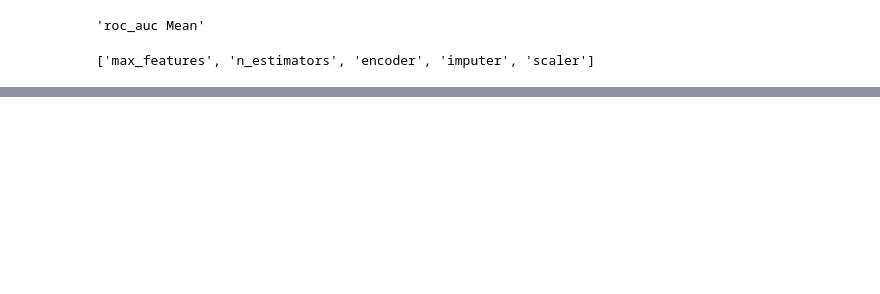
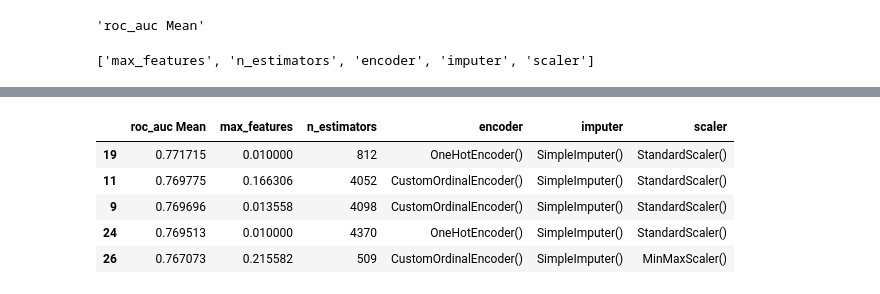
Before and after one commit to shane-kercheval/dash-ml-explorer, a Jupyter notebook: example-scripts/Classification Project/Random Forest/Run 1 - Random Forest - BayesSearchCV.ipynb, the cells around one changed output, grey strips where cells are left out. Cells and saved outputs as stored; diff of their text form; code cells hidden in the pictures; blank space fills up the shorter version.

```diff
--- a/example-scripts/Classification Project/Random Forest/Run 1 - Random Forest - BayesSearchCV.ipynb
+++ b/example-scripts/Classification Project/Random Forest/Run 1 - Random Forest - BayesSearchCV.ipynb
@@ -376,0 +399,12 @@ parser.parameter_names
+# %%
+score_dataframe = parser.to_dataframe()
+score_dataframe = score_dataframe.drop(columns=[x for x in score_dataframe.columns
+                              if x not in [score_name] + parser.parameter_names])
+score_dataframe.head()
+# %% [output]
+|  | roc_auc Mean | max_features | n_estimators | encoder | imputer | scaler |
+| 19 | 0.771715 | 0.010000 | 812 | OneHotEncoder() | SimpleImputer() | StandardScaler() |
+| 11 | 0.769775 | 0.166306 | 4052 | CustomOrdinalEncoder() | SimpleImputer() | StandardScaler() |
+| 9 | 0.769696 | 0.013558 | 4098 | CustomOrdinalEncoder() | SimpleImputer() | StandardScaler() |
+| 24 | 0.769513 | 0.010000 | 4370 | OneHotEncoder() | SimpleImputer() | StandardScaler() |
+| 26 | 0.767073 | 0.215582 | 509 | CustomOrdinalEncoder() | SimpleImputer() | MinMaxScaler() |
```
Also changed, not shown: parts of 4 cells of this notebook.
